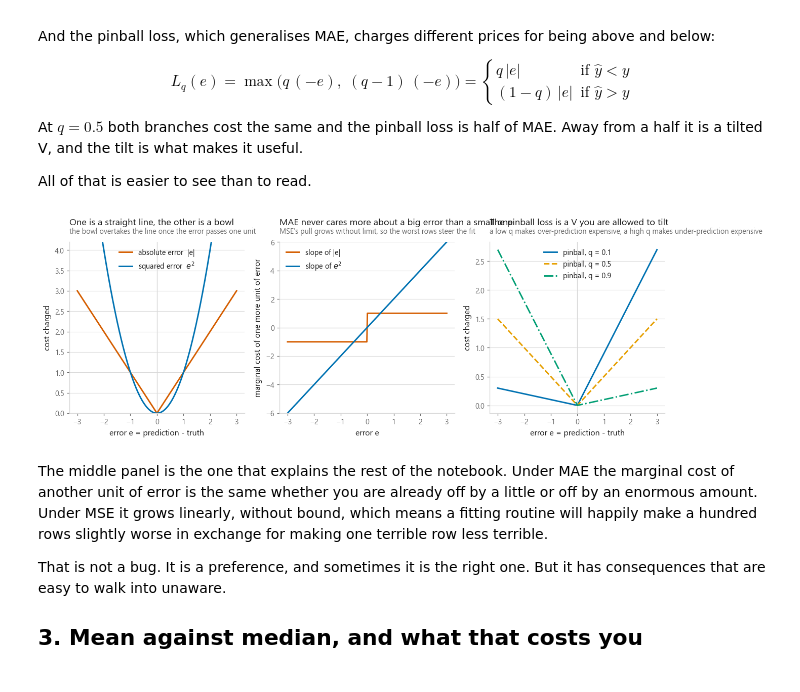
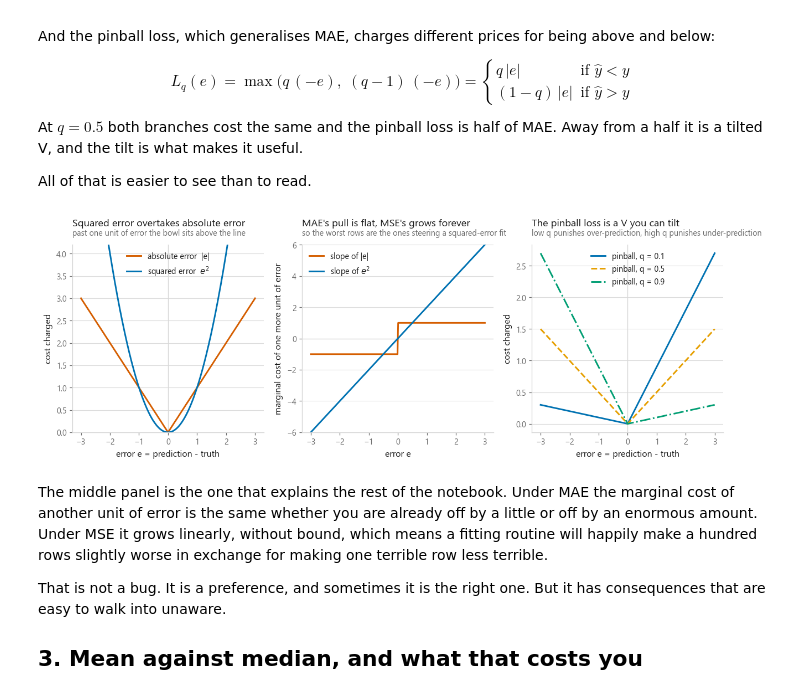
Before and after one commit to ELounissi/open-ml-notebooks, a Jupyter notebook: 01-foundations/06-regression-metrics/notebook.ipynb, the cells around one changed output. Cells and saved outputs as stored; diff of their text form; code cells hidden in the pictures.

Commit message:
Refresh regression metrics after its figure defects were fixed and verified

```diff
--- a/01-foundations/06-regression-metrics/notebook.ipynb
+++ b/01-foundations/06-regression-metrics/notebook.ipynb
@@ -138,40 +139,40 @@ e = np.linspace(-3, 3, 601)
 fig, axes = plt.subplots(1, 3, figsize=(13.8, 4.0))
 
 axes[0].plot(e, np.abs(e), color=style.HIGHLIGHT, label="absolute error  |e|")
 axes[0].plot(e, e ** 2, color=style.PALETTE[0], label="squared error  $e^2$")
 axes[0].axvline(0, color=style.RULE, lw=0.9, zorder=0)
 axes[0].set_ylim(0, 4.2)
 axes[0].set_xlabel("error e = prediction - truth")
 axes[0].set_ylabel("cost charged")
 axes[0].legend()
-style.title(axes[0], "One is a straight line, the other is a bowl",
-            "the bowl overtakes the line once the error passes one unit")
+style.title(axes[0], "Squared error overtakes absolute error",
+            "past one unit of error the bowl sits above the line")
 
 # The slope is what a fitting routine actually feels, so it deserves its own panel.
 axes[1].plot(e, np.sign(e), color=style.HIGHLIGHT, label="slope of |e|")
 axes[1].plot(e, 2 * e, color=style.PALETTE[0], label="slope of $e^2$")
 axes[1].axhline(0, color=style.RULE, lw=0.9, zorder=0)
 axes[1].set_ylim(-6, 6)
 axes[1].set_xlabel("error e")
 axes[1].set_ylabel("marginal cost of one more unit of error")
 axes[1].legend()
-style.title(axes[1], "MAE never cares more about a big error than a small one",
-            "MSE's pull grows without limit, so the worst rows steer the fit")
+style.title(axes[1], "MAE's pull is flat, MSE's grows forever",
+            "so the worst rows are the ones steering a squared-error fit")
 
 for i, q in enumerate([0.1, 0.5, 0.9]):
     err = -e  # pinball is written in terms of (truth - prediction)
     axes[2].plot(e, np.maximum(q * err, (q - 1) * err), color=style.PALETTE[i],
                  ls=style.DASHES[i], label=f"pinball, q = {q}")
 axes[2].axvline(0, color=style.RULE, lw=0.9, zorder=0)
 axes[2].set_xlabel("error e = prediction - truth")
 axes[2].set_ylabel("cost charged")
 axes[2].legend()
-style.title(axes[2], "The pinball loss is a V you are allowed to tilt",
-            "a low q makes over-prediction expensive, a high q makes under-prediction expensive")
+style.title(axes[2], "The pinball loss is a V you can tilt",
+            "low q punishes over-prediction, high q punishes under-prediction")
 
 style.save(fig, FIG / "fig-01-loss-shapes.png")
 # %% [output]
-[figure, old version]
+[figure, new version]
 # %% [markdown]
 The middle panel is the one that explains the rest of the notebook. Under MAE the
 marginal cost of another unit of error is the same whether you are already off by
```
Also changed, not shown: parts of 6 cells of this notebook, 2 other files.
